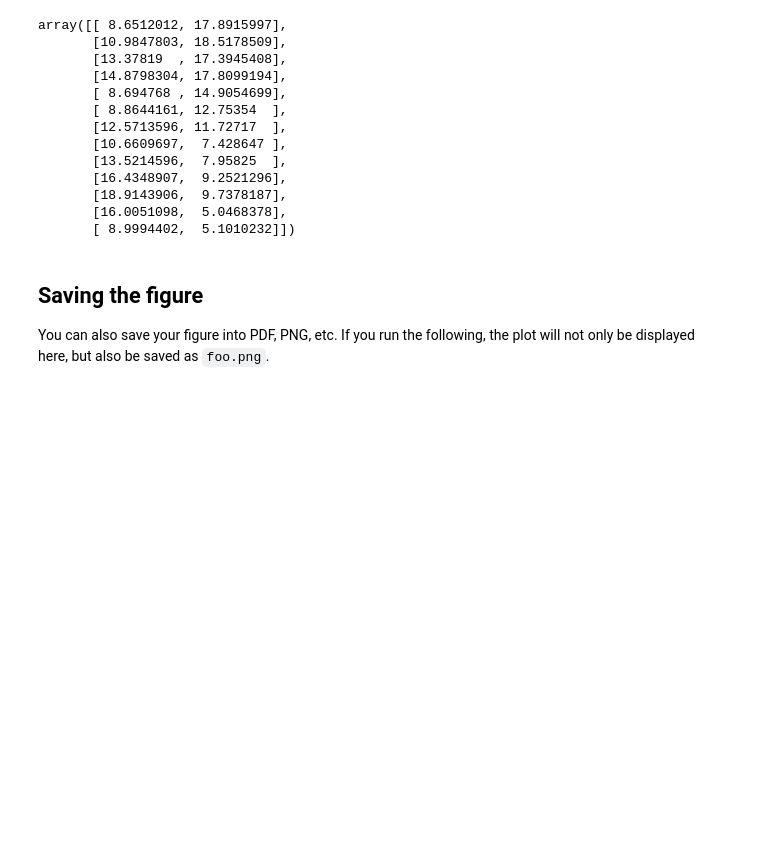
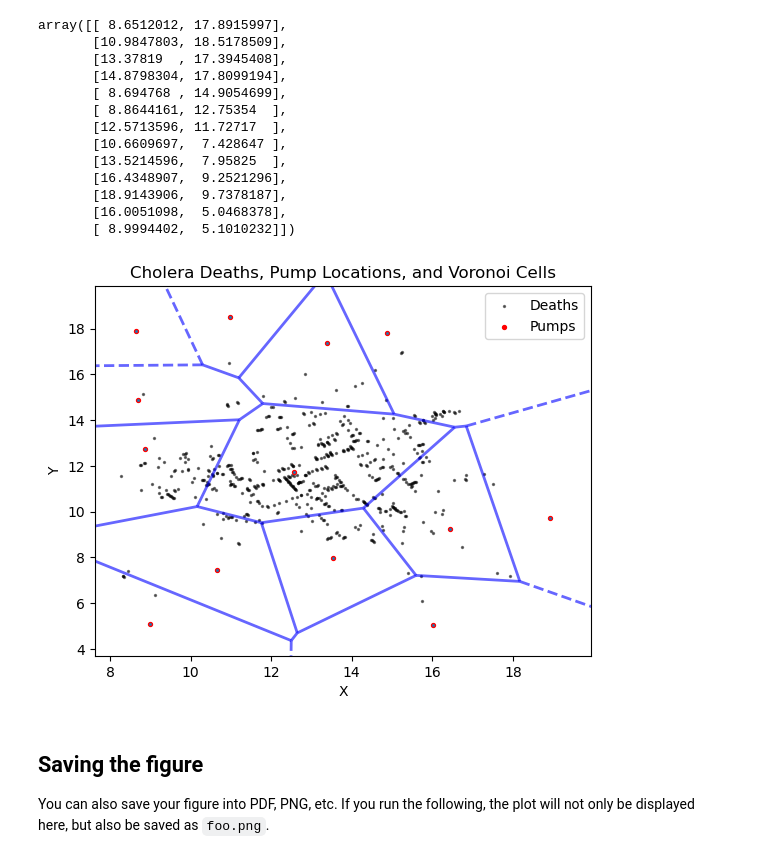
Before and after one commit to HusseinElZein/data-visualization, a Jupyter notebook: individual_work/dsb_s215824.ipynb, the cells around one changed output. Cells and saved outputs as stored; diff of their text form; code cells hidden in the pictures; blank space fills up the shorter version.

```diff
--- a/individual_work/dsb_s215824.ipynb
+++ b/individual_work/dsb_s215824.ipynb
@@ -312,3 +310,20 @@ array([[ 8.6512012, 17.8915997],
+# %%
+# TODO: your code here
+
+vor = Voronoi(pump_df[['X', 'Y']])
+
+voronoi_fig, ax = plt.subplots()
+
+voronoi_plot_2d(vor, ax=ax, show_vertices=False, line_colors='blue', line_width=2, line_alpha=0.6, point_size=2)
+ax.scatter(death_df['X'], death_df['Y'], s=2, c='black', alpha=0.5, label='Deaths')
+ax.scatter(pump_df['X'], pump_df['Y'], c='red', s=8, label='Pumps')
+
+ax.set(xlabel='X', ylabel='Y', title='Cholera Deaths, Pump Locations, and Voronoi Cells')
+ax.legend()
+
+plt.show()
+# %% [output]
+[figure, added]
 # %% [markdown]
 ## Saving the figure
 
```
Also changed, not shown: parts of 3 cells of this notebook.
